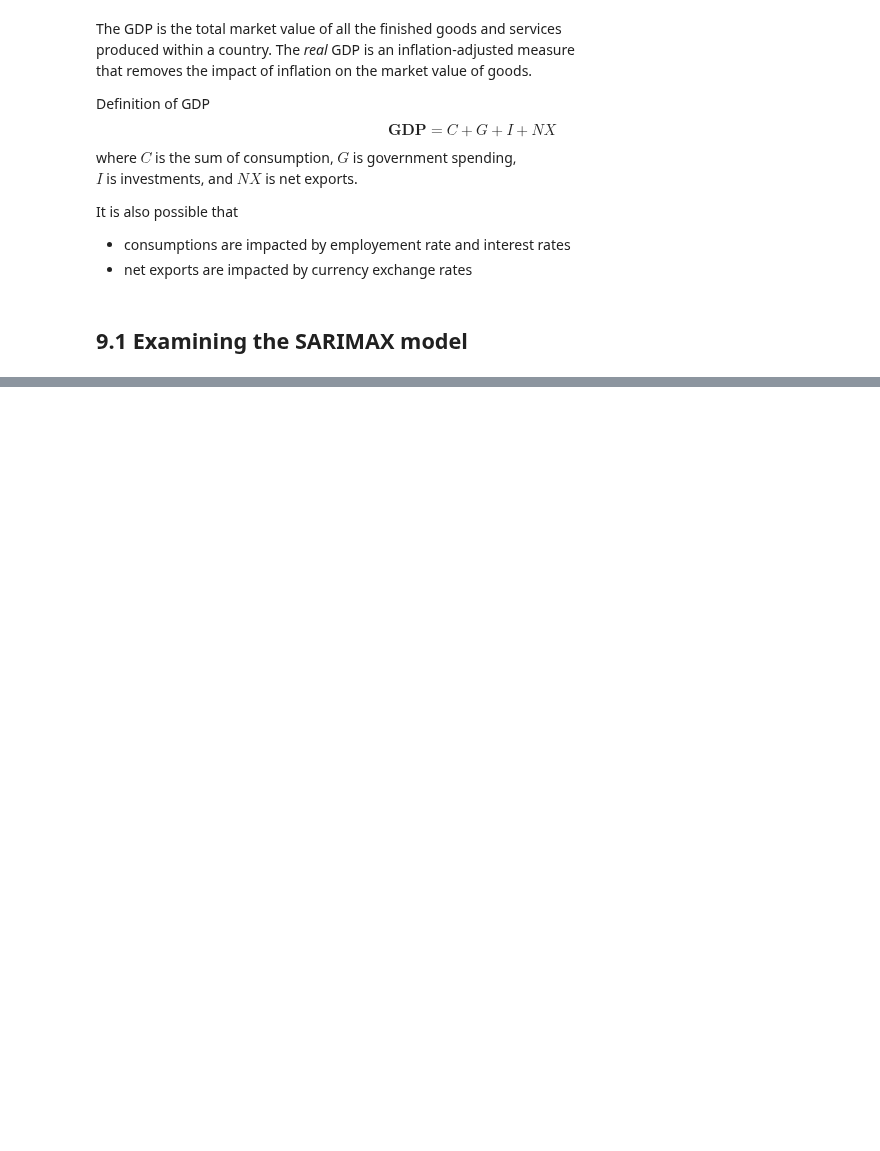
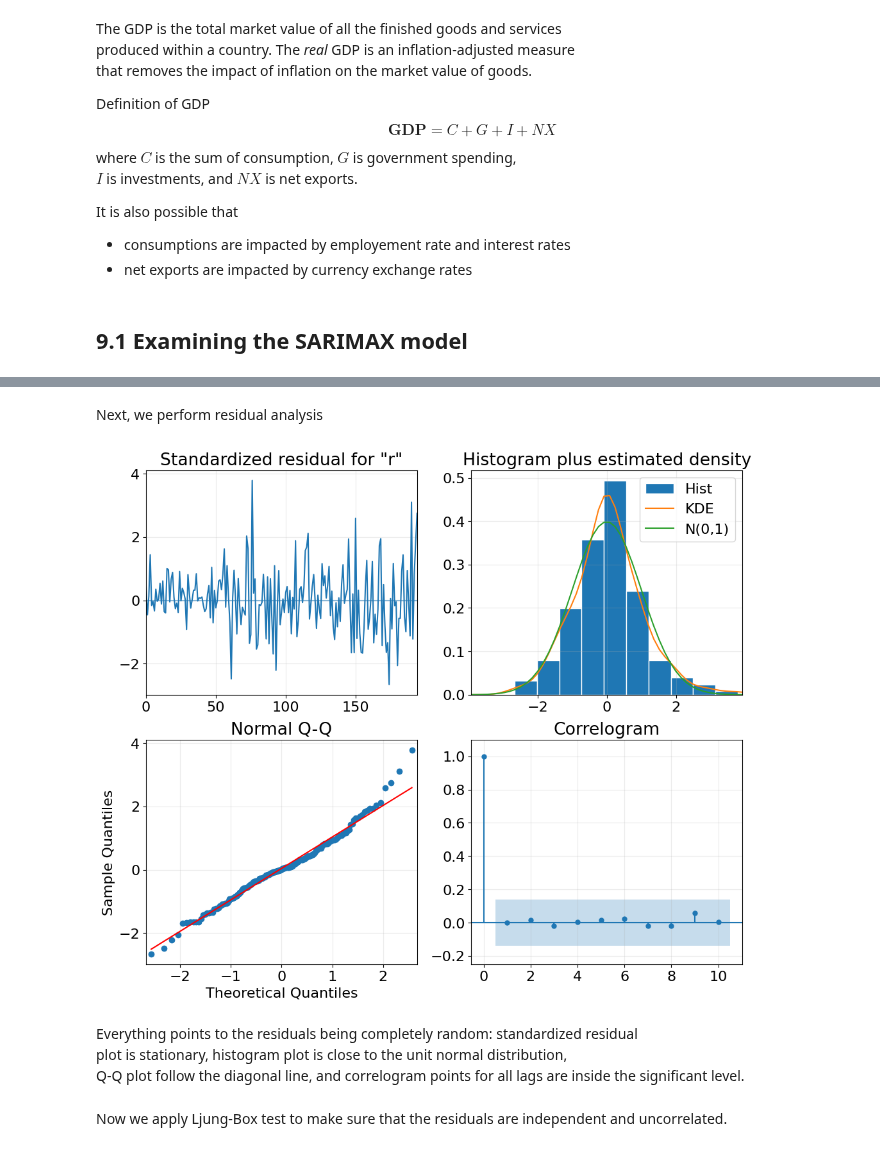
Before and after one commit to LugoBlogger/SI-201-542-forecasting-technique, a Jupyter notebook: week-10.ipynb, the cells around one changed output, grey strips where cells are left out. Saved outputs shown, nothing was run; the diff lists cells and outputs as text; code cells hidden in the pictures; blank space fills up the shorter version.

```diff
--- a/week-10.ipynb
+++ b/week-10.ipynb
@@ -127,0 +245,3 @@ It is also possible that
+# %%
+target = selected_macro_econ_data[["year", "realgdp"]]
+exogenous = selected_macro_econ_data[["year", "realcons", "realinv", "realgovt", "realdpi", "cpi"]]
@@ -127,0 +308,13 @@ It is also possible that
+# %%
+p_space = range(0, 4, 1)
+q_space = range(0, 4, 1)
+P_space = range(0, 4, 1)
+Q_space = range(0, 4, 1)
+
+d = 1
+D = 0
+m = 4          # our data is given in a quarter for each year
+
+sarimax_order_list = list(itertls.product(p_space, q_space, P_space, Q_space))
+print(f"num. of possible paramters setting: {len(sarimax_order_list)}")
+sarimax_order_list
@@ -127,0 +344,7 @@ It is also possible that
+# %%
+idx_split = 196
+target_train = target.iloc[:idx_split]
+exogenous_train = exogenous.iloc[:idx_split]
+
+target_test = target.iloc[idx_split:]
+exogenous_test = exogenous.iloc[idx_split:]
@@ -127,0 +399,8 @@ It is also possible that
+# %%
+model_sarimax_best = SARIMAX(target_train["realgdp"],
+                              exogenous_train[["realcons", "realinv", "realgovt", "realdpi", "cpi"]],
+                              order=(best_sarimax_p, d, best_sarimax_q),
+                              seasonal_order=(best_sarimax_P, D, best_sarimax_Q, m),
+                              simple_differencing=False)
+model_sarimax_best_fit = model_sarimax_best.fit(disp=False)
+print(model_sarimax_best_fit.summary())
@@ -127,0 +432,24 @@ It is also possible that
+# %% [markdown]
+Next, we perform residual analysis
+# %%
+# qualitative test for the residual
+fig = model_sarimax_best_fit.plot_diagnostics(figsize=(12, 10))
+
+# get all axes
+axs = fig.get_axes()
+for ax in axs:
+  ax.grid("on")
+
+# set y-lim for correlogram plot
+axs[3].set_ylim([-0.25, 1.1])
+plt.show(fig)
+# %% [output]
+[figure, added]
+# %% [markdown]
+Everything points to the residuals being completely random: standardized residual
+plot is stationary, histogram plot is close to the unit normal distribution,
+Q-Q plot follow the diagonal line, and correlogram points for all lags
+are inside the significant level.
+# %% [markdown]
+Now we apply Ljung-Box test to make sure that the residuals are independent
+and uncorrelated.
```
Also changed, not shown: parts of 47 cells of this notebook, 13 other files.
